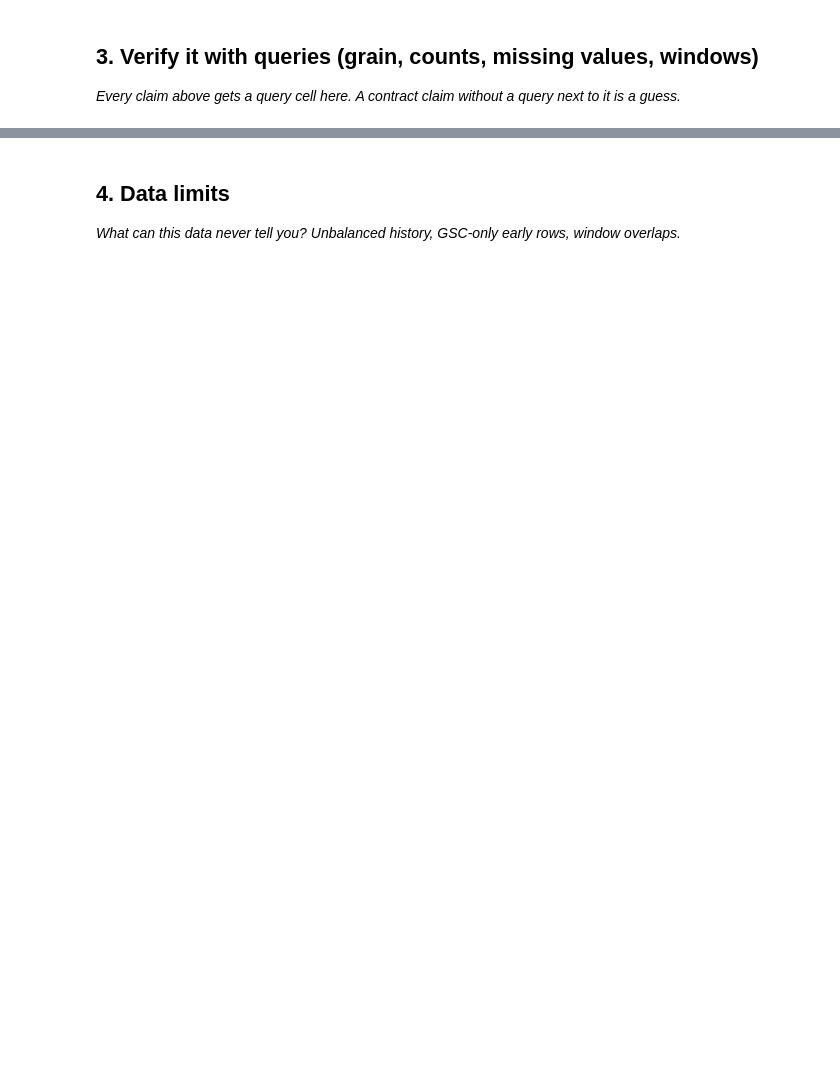
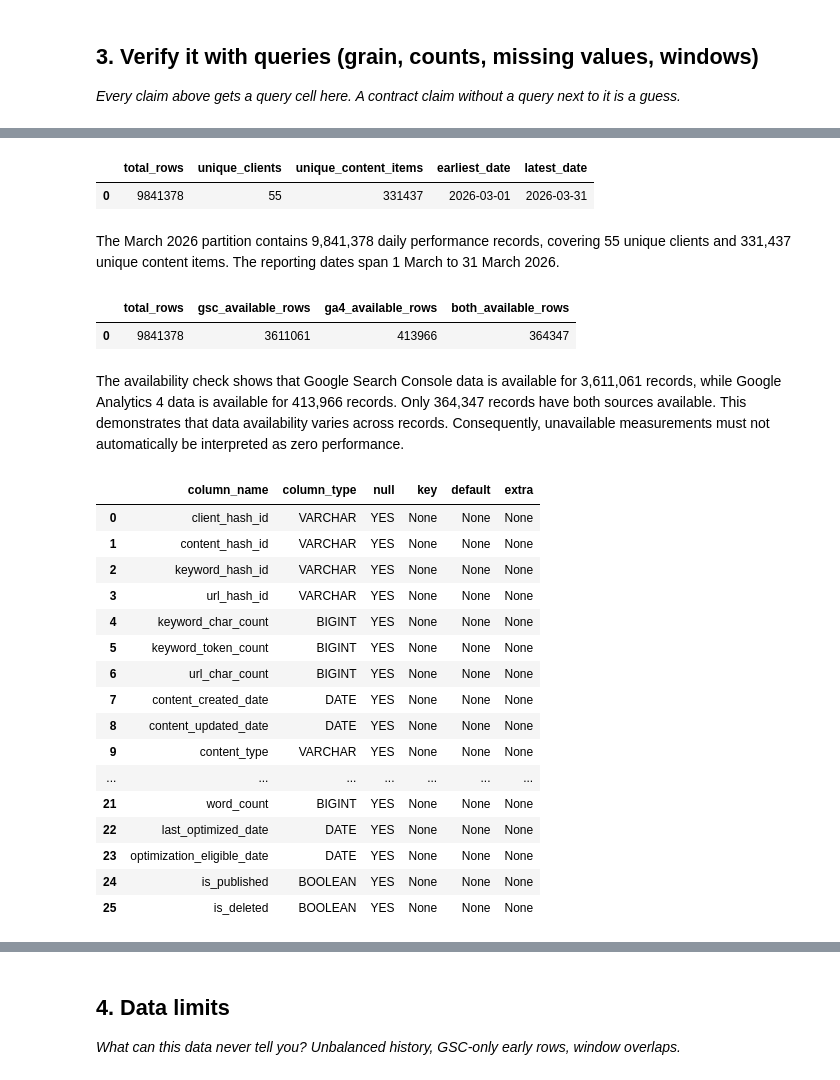
Before and after one commit to ndukwegodslove-del/FlyrankAI-MLinternship, a Jupyter notebook: work/notebooks/w03_data_contract.ipynb, the cells around one changed output, grey strips where cells are left out. Cells and saved outputs as stored; diff of their text form; code cells hidden in the pictures; blank space fills up the shorter version.

```diff
--- a/work/notebooks/w03_data_contract.ipynb
+++ b/work/notebooks/w03_data_contract.ipynb
@@ -20,0 +186,70 @@ This skeleton is yours to fill. Work the sections **in order** — each one has
+# %%
+march_summary = con.sql(f"""
+    SELECT
+        COUNT(*) AS total_rows,
+        COUNT(DISTINCT client_hash_id) AS unique_clients,
+        COUNT(DISTINCT content_hash_id) AS unique_content_items,
+        MIN(report_date) AS earliest_date,
+        MAX(report_date) AS latest_date
+    FROM {TABLES['fact_daily']}
+    WHERE month = '2026-03'
+""").df()
+
+display(march_summary)
+# %% [output]
+|  | total_rows | unique_clients | unique_content_items | earliest_date | latest_date |
+| 0 | 9841378 | 55 | 331437 | 2026-03-01 | 2026-03-31 |
+# %% [markdown]
+The March 2026 partition contains 9,841,378 daily performance records, covering 55 unique clients and 331,437 unique content items. The reporting dates span 1 March to 31 March 2026.
+# %%
+availability_check = con.sql(f"""
+    SELECT
+        COUNT(*) AS total_rows,
+
+        COUNT(*) FILTER (
+            WHERE gsc_data_available IS TRUE
+        ) AS gsc_available_rows,
+
+        COUNT(*) FILTER (
+            WHERE ga4_data_available IS TRUE
+        ) AS ga4_available_rows,
+
+        COUNT(*) FILTER (
+            WHERE gsc_data_available IS TRUE
+              AND ga4_data_available IS TRUE
+        ) AS both_available_rows
+
+    FROM {TABLES['fact_daily']}
+    WHERE month = '2026-03'
+""").df()
+
+display(availability_check)
+# %% [output]
+|  | total_rows | gsc_available_rows | ga4_available_rows | both_available_rows |
+| 0 | 9841378 | 3611061 | 413966 | 364347 |
+# %% [markdown]
+The availability check shows that Google Search Console data is available for 3,611,061 records, while Google Analytics 4 data is available for 413,966 records. Only 364,347 records have both sources available. This demonstrates that data availability varies across records. Consequently, unavailable measurements must not automatically be interpreted as zero performance.
+# %%
+content_schema = con.sql(f"""
+    DESCRIBE SELECT * FROM {TABLES['dim_content']}
+""").df()
+
+display(content_schema)
+# %% [output]
+|  | column_name | column_type | null | key | default | extra |
+| 0 | client_hash_id | VARCHAR | YES | None | None | None |
+| 1 | content_hash_id | VARCHAR | YES | None | None | None |
+| 2 | keyword_hash_id | VARCHAR | YES | None | None | None |
+| 3 | url_hash_id | VARCHAR | YES | None | None | None |
+| 4 | keyword_char_count | BIGINT | YES | None | None | None |
+| 5 | keyword_token_count | BIGINT | YES | None | None | None |
+| 6 | url_char_count | BIGINT | YES | None | None | None |
+| 7 | content_created_date | DATE | YES | None | None | None |
+| 8 | content_updated_date | DATE | YES | None | None | None |
+| 9 | content_type | VARCHAR | YES | None | None | None |
+| ... | ... | ... | ... | ... | ... | ... |
+| 21 | word_count | BIGINT | YES | None | None | None |
+| 22 | last_optimized_date | DATE | YES | None | None | None |
+| 23 | optimization_eligible_date | DATE | YES | None | None | None |
+| 24 | is_published | BOOLEAN | YES | None | None | None |
+| 25 | is_deleted | BOOLEAN | YES | None | None | None |
```
Also changed, not shown: parts of 27 cells of this notebook.
